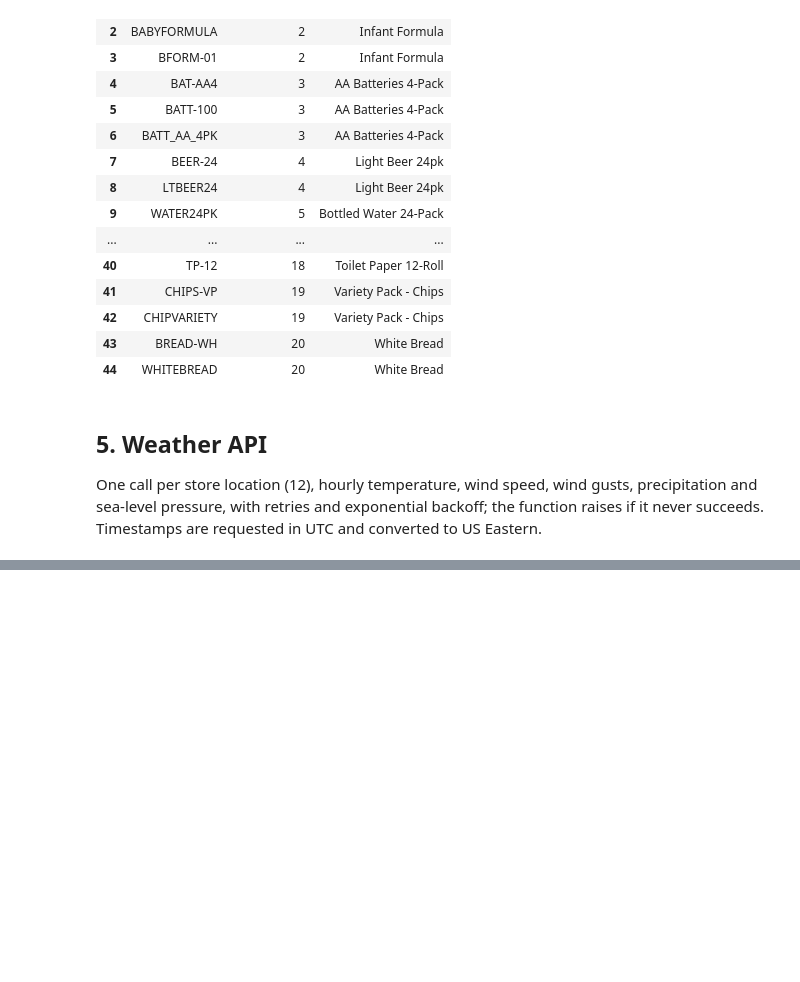
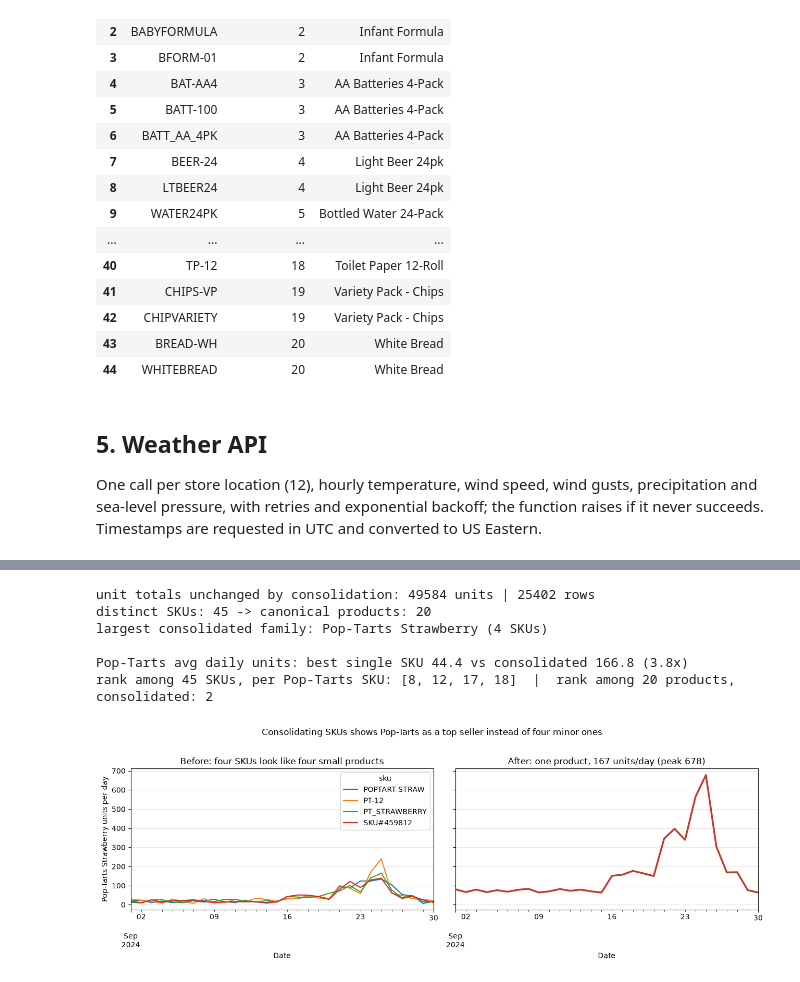
Before and after one commit to Kminhas21/walmart-hurricane-project, a Jupyter notebook: notebooks/team_notebook.ipynb, the cells around one changed output, grey strips where cells are left out. Drawn from its saved outputs; the diff is of its cells as text; code cells hidden in the pictures; blank space fills up the shorter version.

```diff
--- a/notebooks/team_notebook.ipynb
+++ b/notebooks/team_notebook.ipynb
@@ -336,0 +403,37 @@ data source: ['open-meteo-archive'] (live API call, no fallback file used)
+# %%
+sku_map = build_sku_map(tx_clean)
+tx_sku = tx_clean.merge(sku_map, on='sku', how='left')
+assert len(tx_sku) == len(tx_clean) and tx_sku['canonical_id'].notna().all()
+# consolidation must not change totals
+assert tx_sku['quantity'].sum() == tx_clean['quantity'].sum() == tx_sku.groupby('canonical_id')['quantity'].sum().sum()
+print('unit totals unchanged by consolidation:', int(tx_sku['quantity'].sum()), 'units |', len(tx_sku), 'rows')
+print('distinct SKUs:', tx_sku['sku'].nunique(), '-> canonical products:', tx_sku['canonical_id'].nunique())
+sizes = sku_map.groupby('canonical_name').size().sort_values(ascending=False)
+print('largest consolidated family:', sizes.index[0], f'({sizes.iloc[0]} SKUs)')
+
+pt_id = sku_map.loc[sku_map['canonical_name'].str.contains('Pop-Tarts'), 'canonical_id'].iloc[0]
+pt = tx_sku[(tx_sku['canonical_id'] == pt_id)].dropna(subset=['timestamp']).assign(day=lambda x: x['timestamp'].dt.normalize())
+fragmented = pt.groupby(['day', 'sku'])['quantity'].sum().unstack(fill_value=0)
+consolidated = pt.groupby('day')['quantity'].sum()
+
+by_sku = tx_sku.groupby('sku')['quantity'].sum().sort_values(ascending=False)
+by_prod = tx_sku.groupby('canonical_name')['quantity'].sum().sort_values(ascending=False)
+pt_sku_ranks = [int(by_sku.index.get_loc(s)) + 1 for s in fragmented.columns]
+print(f'\nPop-Tarts avg daily units: best single SKU {fragmented.mean().max():.1f} vs consolidated {consolidated.mean():.1f} ({consolidated.mean() / fragmented.mean().max():.1f}x)')
+print(f'rank among 45 SKUs, per Pop-Tarts SKU: {sorted(pt_sku_ranks)}  |  rank among 20 products, consolidated: {int(by_prod.index.get_loc("Pop-Tarts Strawberry")) + 1}')
+
+fig, axes = plt.subplots(1, 2, figsize=(13, 4.5), sharey=True)
+fragmented.plot(ax=axes[0]); axes[0].set_title('Before: four SKUs look like four small products')
+consolidated.plot(ax=axes[1], color='#c0392b', lw=2.5); axes[1].set_title(f'After: one product, {consolidated.mean():.0f} units/day (peak {consolidated.max()})')
+for a in axes: a.set_xlabel('Date'); a.grid(alpha=.3)
+axes[0].set_ylabel('Pop-Tarts Strawberry units per day')
+fig.suptitle('Consolidating SKUs shows Pop-Tarts as a top seller instead of four minor ones', y=1.02)
+plt.tight_layout(); plt.show()
+# %% [output]
+unit totals unchanged by consolidation: 49584 units | 25402 rows
+distinct SKUs: 45 -> canonical products: 20
+largest consolidated family: Pop-Tarts Strawberry (4 SKUs)
+
+Pop-Tarts avg daily units: best single SKU 44.4 vs consolidated 166.8 (3.8x)
+rank among 45 SKUs, per Pop-Tarts SKU: [8, 12, 17, 18]  |  rank among 20 products, consolidated: 2
+[figure, added]
```
Also changed, not shown: parts of 10 cells of this notebook.
